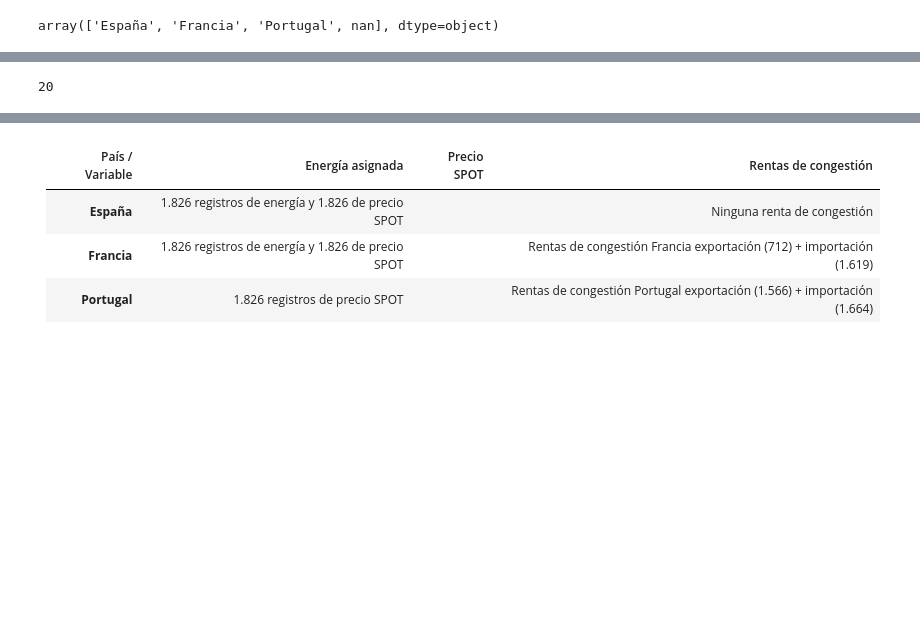
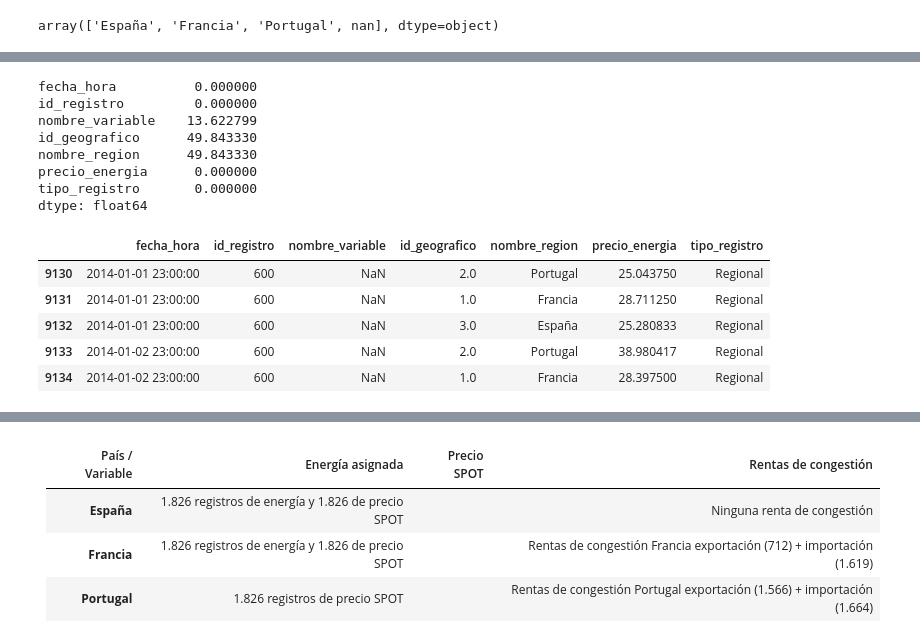
Before and after one commit to Ivan-Ortiz1/analisis-precios-y-energia-california, a Jupyter notebook: notebooks/2_analisis_energia.ipynb, the cells around one changed output, grey strips where cells are left out. Saved outputs shown, nothing was run; the diff lists cells and outputs as text; code cells hidden in the pictures; blank space fills up the shorter version.

Commit message:
Agregado limpieza de valores nulos

```diff
--- a/notebooks/2_analisis_energia.ipynb
+++ b/notebooks/2_analisis_energia.ipynb
@@ -104,7 +110,23 @@ precio_energia         0
 dtype: int64
 # %%
-df.isnull().sum()
-df['nombre_region'].value_counts()
-df['nombre_variable'].nunique()
+# Hace un calculo del promedio de valores nulos
+df.isnull().mean() * 100
 # %% [output]
-20
+fecha_hora          0.000000
+id_registro         0.000000
+nombre_variable    13.622799
+id_geografico      49.843330
+nombre_region      49.843330
+precio_energia      0.000000
+tipo_registro       0.000000
+dtype: float64
+# %%
+# Muestra las 5 primeras filas con valores nulos
+df[df['nombre_variable'].isnull()].head()
+# %% [output]
+|  | fecha_hora | id_registro | nombre_variable | id_geografico | nombre_region | precio_energia | tipo_registro |
+| 9130 | 2014-01-01 23:00:00 | 600 | NaN | 2.0 | Portugal | 25.043750 | Regional |
+| 9131 | 2014-01-01 23:00:00 | 600 | NaN | 1.0 | Francia | 28.711250 | Regional |
+| 9132 | 2014-01-01 23:00:00 | 600 | NaN | 3.0 | España | 25.280833 | Regional |
+| 9133 | 2014-01-02 23:00:00 | 600 | NaN | 2.0 | Portugal | 38.980417 | Regional |
+| 9134 | 2014-01-02 23:00:00 | 600 | NaN | 1.0 | Francia | 28.397500 | Regional |
```
Also changed, not shown: parts of 12 cells of this notebook, 4 other files.
